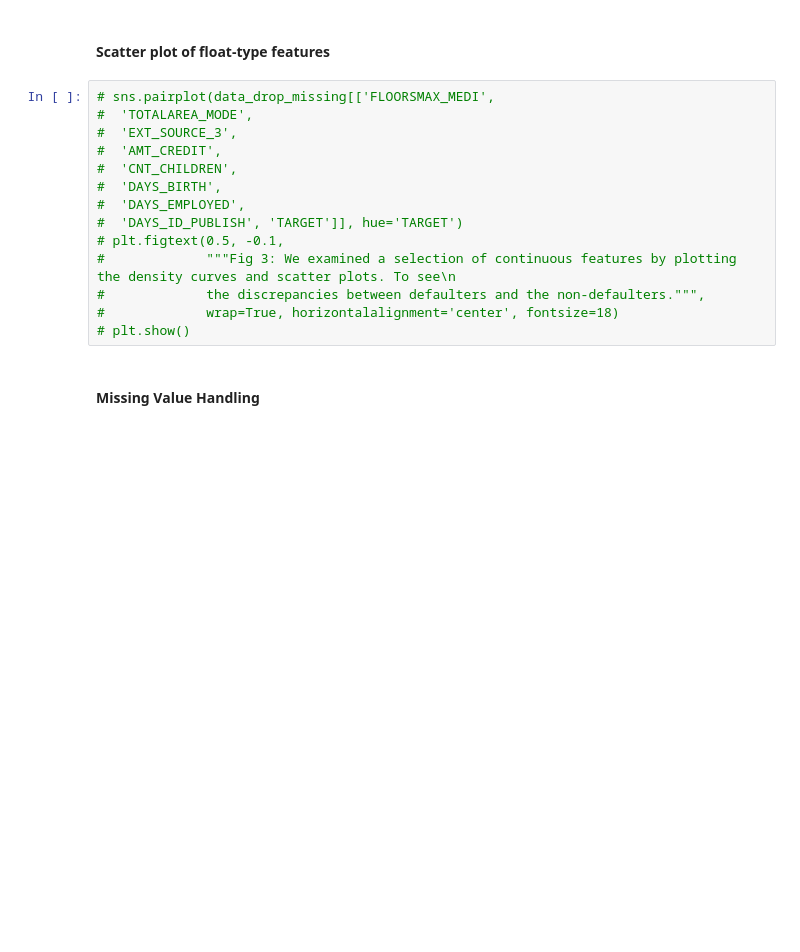
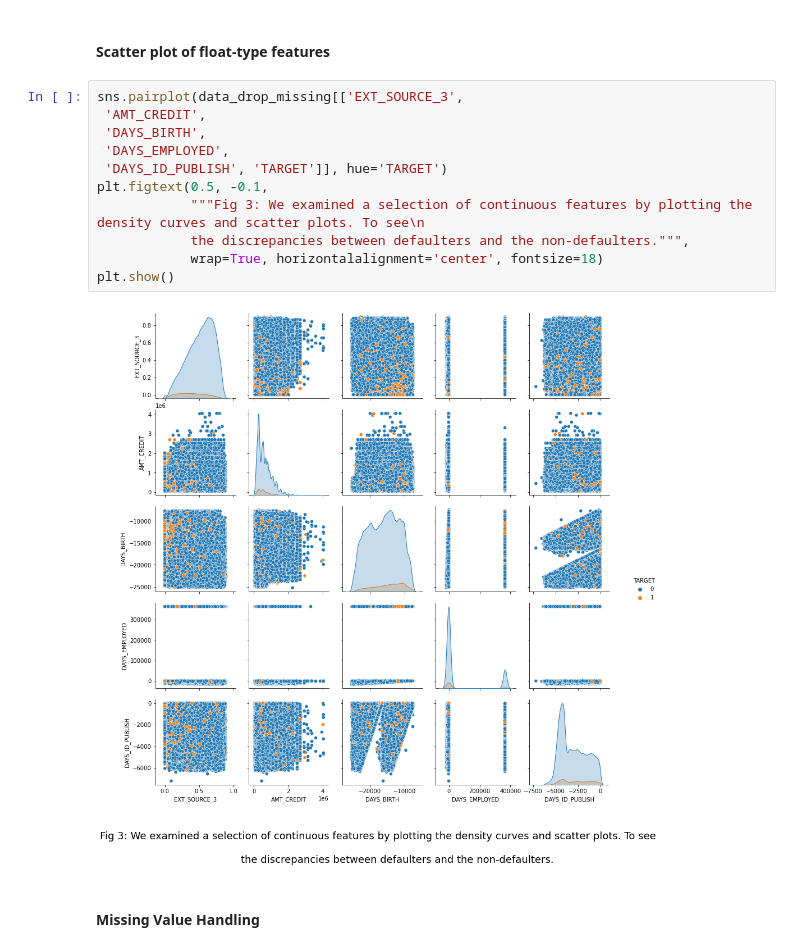
Before and after one commit to rchopinw/DATA1030_MIDTERM_PROJECT, a Jupyter notebook: src/DATA1030 PROJ.ipynb, the cells around one changed output. Drawn from its saved outputs; the diff is of its cells as text; blank space fills up the shorter version.

```diff
--- a/src/DATA1030 PROJ.ipynb
+++ b/src/DATA1030 PROJ.ipynb
@@ -777,19 +777,18 @@ drop_columns
 # %% [markdown]
 #### Scatter plot of float-type features
 # %%
-# sns.pairplot(data_drop_missing[['FLOORSMAX_MEDI',
-#  'TOTALAREA_MODE',
-#  'EXT_SOURCE_3',
-#  'AMT_CREDIT',
-#  'CNT_CHILDREN',
-#  'DAYS_BIRTH',
-#  'DAYS_EMPLOYED',
-#  'DAYS_ID_PUBLISH', 'TARGET']], hue='TARGET')
-# plt.figtext(0.5, -0.1,
-#             """Fig 3: We examined a selection of continuous features by plotting the density curves and scatter plots. To see\n
-#             the discrepancies between defaulters and the non-defaulters.""",
-#             wrap=True, horizontalalignment='center', fontsize=18)
-# plt.show()
+sns.pairplot(data_drop_missing[['EXT_SOURCE_3',
+ 'AMT_CREDIT',
+ 'DAYS_BIRTH',
+ 'DAYS_EMPLOYED',
+ 'DAYS_ID_PUBLISH', 'TARGET']], hue='TARGET')
+plt.figtext(0.5, -0.1,
+            """Fig 3: We examined a selection of continuous features by plotting the density curves and scatter plots. To see\n
+            the discrepancies between defaulters and the non-defaulters.""",
+            wrap=True, horizontalalignment='center', fontsize=18)
+plt.show()
+# %% [output]
+[figure, added]
 # %% [markdown]
 #### Missing Value Handling
 # %%
```
Also changed, not shown: 52 other files.
